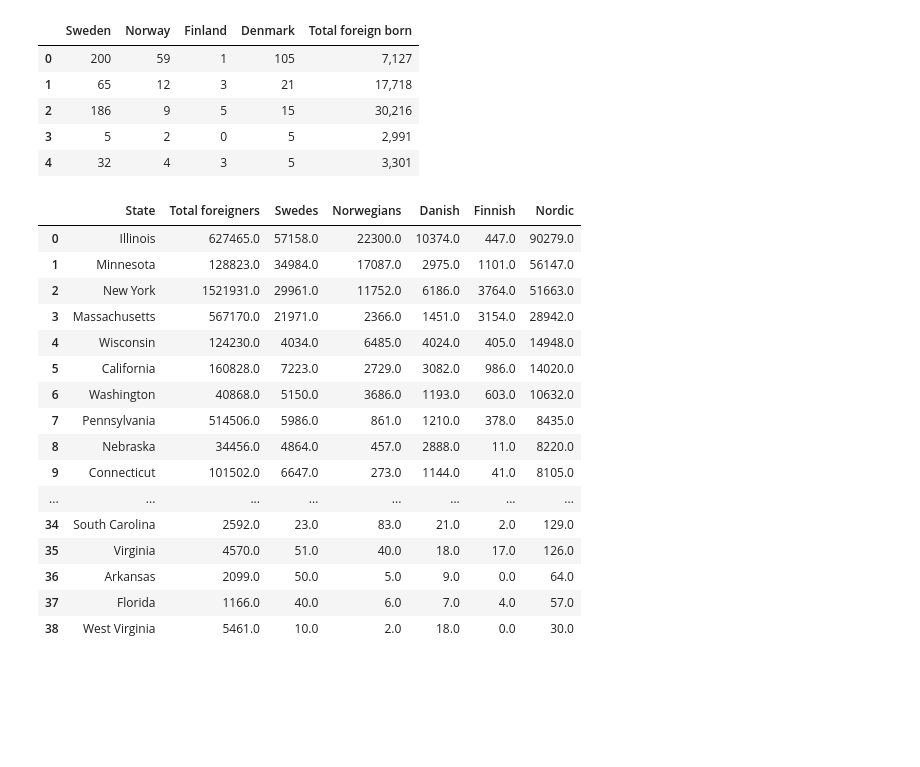
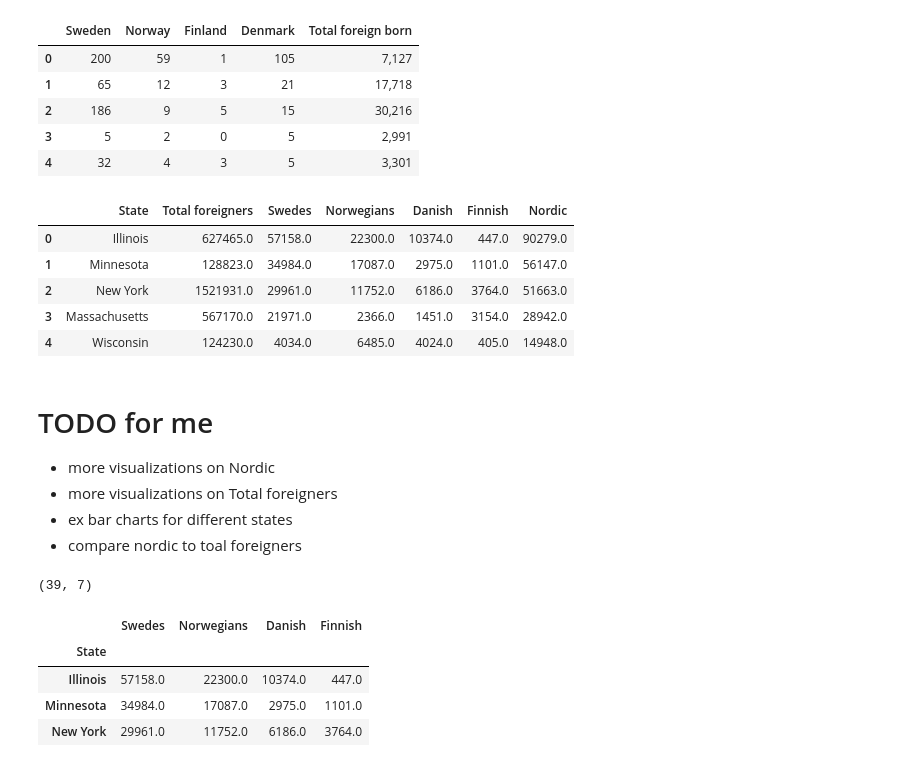
Before and after one commit to Nirre23/data_visualization, a Jupyter notebook: code_alongs/03_matplotlib_annotations/matplotlib_annotations.ipynb, the cells around one changed output. Cells and saved outputs as stored; diff of their text form; code cells hidden in the pictures; blank space fills up the shorter version.

```diff
--- a/code_alongs/03_matplotlib_annotations/matplotlib_annotations.ipynb
+++ b/code_alongs/03_matplotlib_annotations/matplotlib_annotations.ipynb
@@ -45,42 +45,56 @@ import duckdb
 
 df_nordic = duckdb.query(
     """--sql
     WITH nordic AS (
         FROM df
             SELECT
                 state,
                 SUM("Total foreign born") AS "Total foreigners",
                 SUM(sweden) AS Swedes,
                 SUM(norway) AS Norwegians,
                 SUM(denmark) AS Danish,
                 SUM(finland) AS Finnish,
             GROUP BY
              state
     )
     FROM nordic n
     SELECT *, n.swedes + n.norwegians + n.danish + n.finnish AS Nordic
     ORDER BY
         nordic
     DESC
 """
 ).df()
 
-df_nordic
+df_nordic.head()
 # %% [output]
 |  | State | Total foreigners | Swedes | Norwegians | Danish | Finnish | Nordic |
 | 0 | Illinois | 627465.0 | 57158.0 | 22300.0 | 10374.0 | 447.0 | 90279.0 |
 | 1 | Minnesota | 128823.0 | 34984.0 | 17087.0 | 2975.0 | 1101.0 | 56147.0 |
 | 2 | New York | 1521931.0 | 29961.0 | 11752.0 | 6186.0 | 3764.0 | 51663.0 |
 | 3 | Massachusetts | 567170.0 | 21971.0 | 2366.0 | 1451.0 | 3154.0 | 28942.0 |
 | 4 | Wisconsin | 124230.0 | 4034.0 | 6485.0 | 4024.0 | 405.0 | 14948.0 |
-| 5 | California | 160828.0 | 7223.0 | 2729.0 | 3082.0 | 986.0 | 14020.0 |
-| 6 | Washington | 40868.0 | 5150.0 | 3686.0 | 1193.0 | 603.0 | 10632.0 |
-| 7 | Pennsylvania | 514506.0 | 5986.0 | 861.0 | 1210.0 | 378.0 | 8435.0 |
-| 8 | Nebraska | 34456.0 | 4864.0 | 457.0 | 2888.0 | 11.0 | 8220.0 |
-| 9 | Connecticut | 101502.0 | 6647.0 | 273.0 | 1144.0 | 41.0 | 8105.0 |
-| ... | ... | ... | ... | ... | ... | ... | ... |
-| 34 | South Carolina | 2592.0 | 23.0 | 83.0 | 21.0 | 2.0 | 129.0 |
-| 35 | Virginia | 4570.0 | 51.0 | 40.0 | 18.0 | 17.0 | 126.0 |
-| 36 | Arkansas | 2099.0 | 50.0 | 5.0 | 9.0 | 0.0 | 64.0 |
-| 37 | Florida | 1166.0 | 40.0 | 6.0 | 7.0 | 4.0 | 57.0 |
-| 38 | West Virginia | 5461.0 | 10.0 | 2.0 | 18.0 | 0.0 | 30.0 |
+# %% [markdown]
+# TODO for me
+- more visualizations on Nordic
+- more visualizations on Total foreigners
+- ex bar charts for different states
+- compare nordic to toal foreigners
+# %%
+df_nordic.shape
+# %% [output]
+(39, 7)
+# %%
+import matplotlib.pyplot as plt
+
+
+
+top_3_nordic = (
+    df_nordic.drop(["Total foreigners", "Nordic"], axis=1).set_index("State").iloc[:3]
+)
+top_3_nordic
+# %% [output]
+|  | Swedes | Norwegians | Danish | Finnish |
+| State |  |  |  |  |
+| Illinois | 57158.0 | 22300.0 | 10374.0 | 447.0 |
+| Minnesota | 34984.0 | 17087.0 | 2975.0 | 1101.0 |
+| New York | 29961.0 | 11752.0 | 6186.0 | 3764.0 |
```
Also changed, not shown: parts of 5 cells of this notebook, 6 other files.
